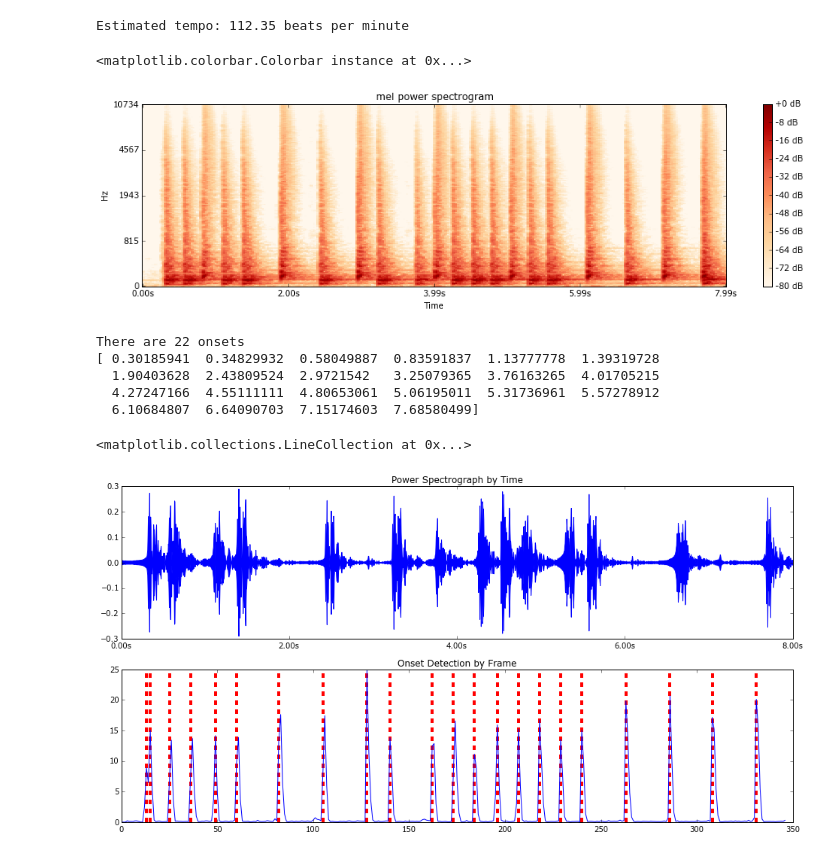
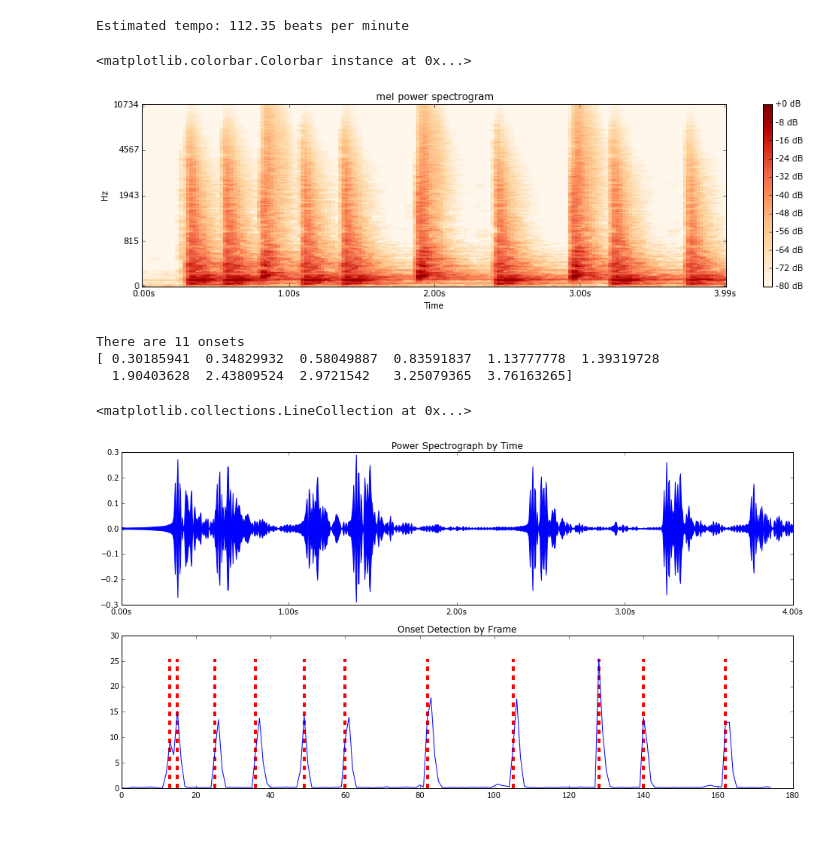
Before and after one commit to dsiah/Drum-Research, a Jupyter notebook: LibrosaStarter.ipynb, the cells around one changed output. Drawn from its saved outputs; the diff is of its cells as text; code cells hidden in the pictures.

```diff
--- a/LibrosaStarter.ipynb
+++ b/LibrosaStarter.ipynb
@@ -8,7 +8,13 @@ import IPython.display
 # has to be set in order to show the image in notebook
 %matplotlib inline
 # %%
-# os.chdir("./and-snare-kick.wav")
-y, sr = librosa.load("./and-kick-snare.wav", duration=8)
+try:
+    os.chdir("./and-snare-kick.wav")
+except:
+    pass
+
+y, sr = librosa.load("./and-kick-snare.wav", duration=4)
 # returns a numpy array series => assigned to y
 #   and the sampling rate of y => assigned to sr (signal rate)
+
+IPython.display.Audio(data=y, rate=sr)
@@ -27,21 +29,21 @@ Estimated tempo: 112.35 beats per minute
 beat_times = librosa.frames_to_time(beat_frames, sr=sr)
 # %%
 # Extract Mel Spectrogram
-S = librosa.feature.melspectrogram(y, sr=sr, n_mels=256)
+beat_spectro = librosa.feature.melspectrogram(y, sr=sr, n_mels=256)
 
 # Convert to log scale (dB). We'll use the peak power as reference.
-log_S = librosa.logamplitude(S, ref_power=np.max)
+log_scale = librosa.logamplitude(S, ref_power=np.max)
 
 plt.figure(figsize=(16,4))
-
+cd
 # Display the spectrogram on a mel scale
 # sample rate and hop length parameters are used to render the time axis
 librosa.display.specshow(log_S, sr=sr, x_axis='time', y_axis='mel')
 plt.title('mel power spectrogram')
 plt.colorbar(format='%+02.0f dB')
 # %% [output]
 <matplotlib.colorbar.Colorbar instance at 0x...>
-[figure, old version]
+[figure, new version]
 # %%
 onset_frames = librosa.onset.onset_detect(y=y, sr=sr)
 # %%
@@ -50,11 +52,9 @@ print  "There are %d onsets" % len(onset_times)
 print onset_times
 o_env = librosa.onset.onset_strength(y, sr=sr)
 # %% [output]
-There are 22 onsets
+There are 11 onsets
 [ 0.30185941  0.34829932  0.58049887  0.83591837  1.13777778  1.39319728
-  1.90403628  2.43809524  2.9721542   3.25079365  3.76163265  4.01705215
-  4.27247166  4.55111111  4.80653061  5.06195011  5.31736961  5.57278912
-  6.10684807  6.64090703  7.15174603  7.68580499]
+  1.90403628  2.43809524  2.9721542   3.25079365  3.76163265]
 # %%
 D = np.abs(librosa.stft(y))**2
 plt.figure(figsize=(16,8))
@@ -70,4 +70,4 @@ plt.plot(o_env, label="Onset strength")
 plt.vlines(onset_frames, 0, o_env.max(), color='r', linewidth=4.00, linestyles="--")
 # %% [output]
 <matplotlib.collections.LineCollection at 0x...>
-[figure, old version]
+[figure, new version]
```
Also changed, not shown: parts of 3 cells of this notebook.
